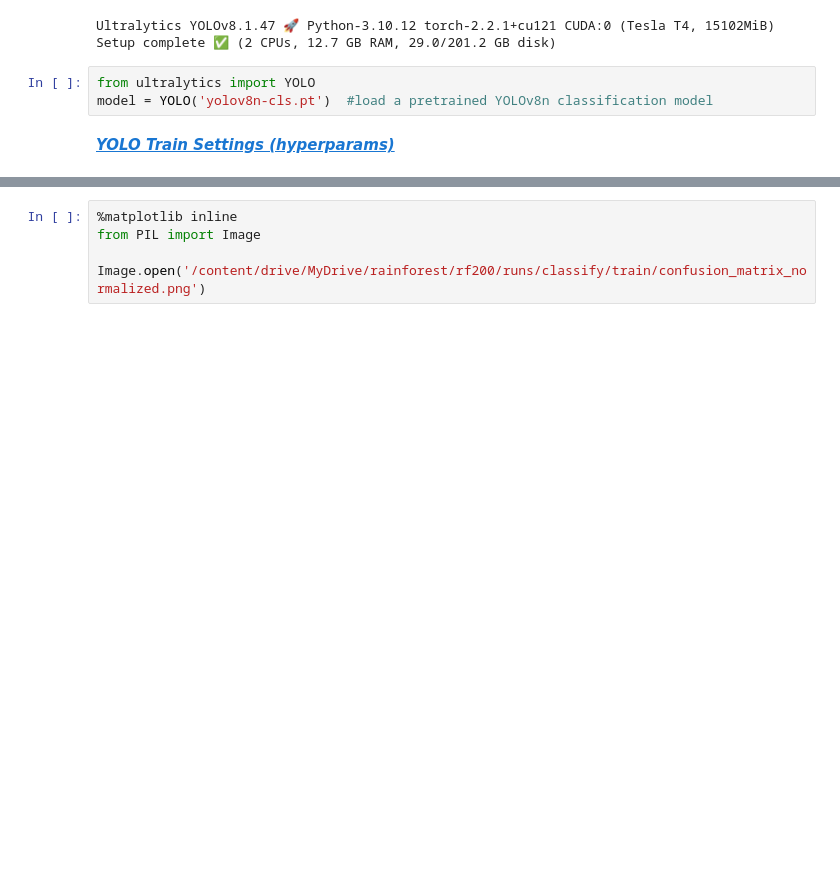
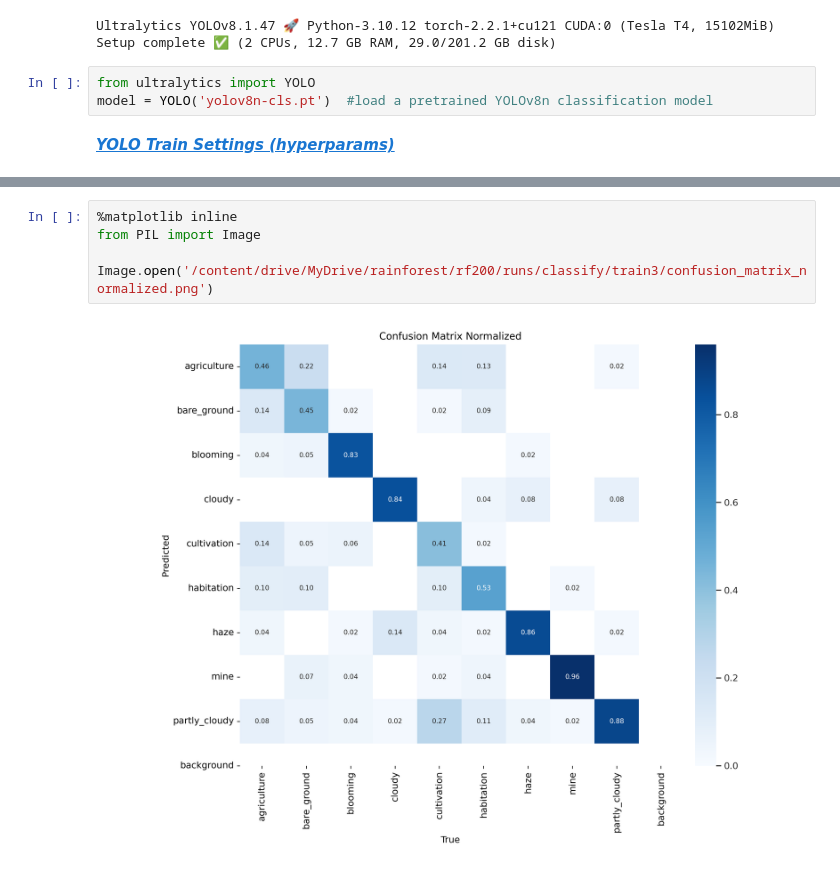
Before and after one commit to Duder5000/AmazonRainforest-vgg16-Dataset, a Jupyter notebook: YOLOv8_Tutorial.ipynb, the cells around one changed output, grey strips where cells are left out. Saved outputs shown, nothing was run; the diff lists cells and outputs as text; blank space fills up the shorter version.

```diff
--- a/YOLOv8_Tutorial.ipynb
+++ b/YOLOv8_Tutorial.ipynb
@@ -175,5 +192,7 @@ for r in results1337:
 # %%
 %matplotlib inline
 from PIL import Image
 
-Image.open('/content/drive/MyDrive/rainforest/rf200/runs/classify/train/confusion_matrix_normalized.png')
+Image.open('/content/drive/MyDrive/rainforest/rf200/runs/classify/train3/confusion_matrix_normalized.png')
+# %% [output]
+[figure, added]
```
Also changed, not shown: parts of 4 cells of this notebook.
